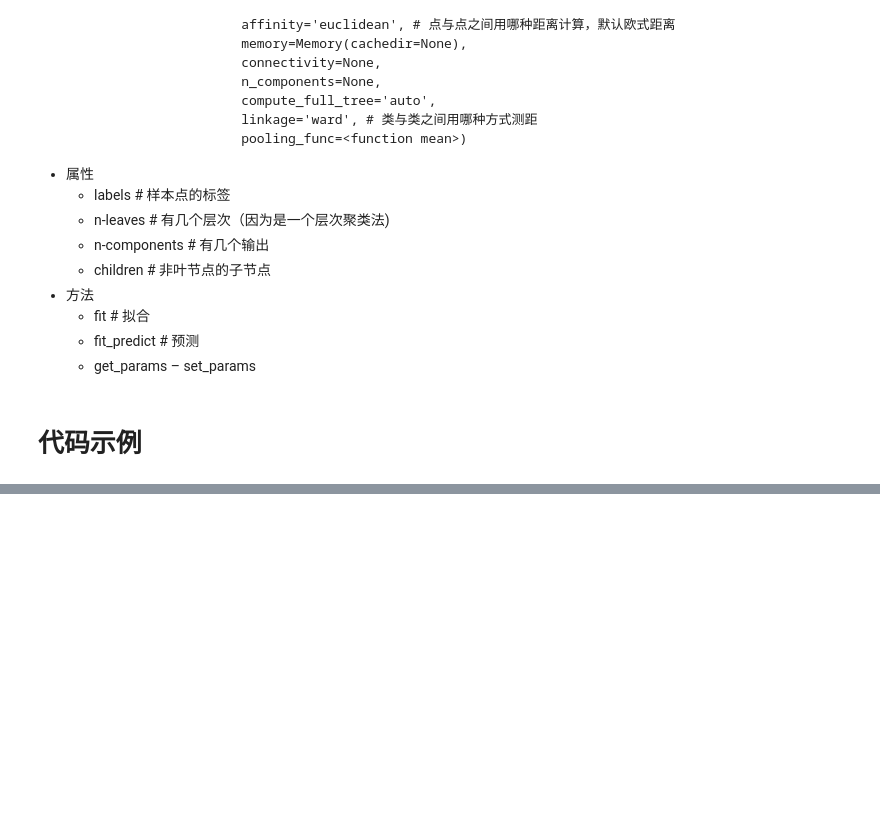
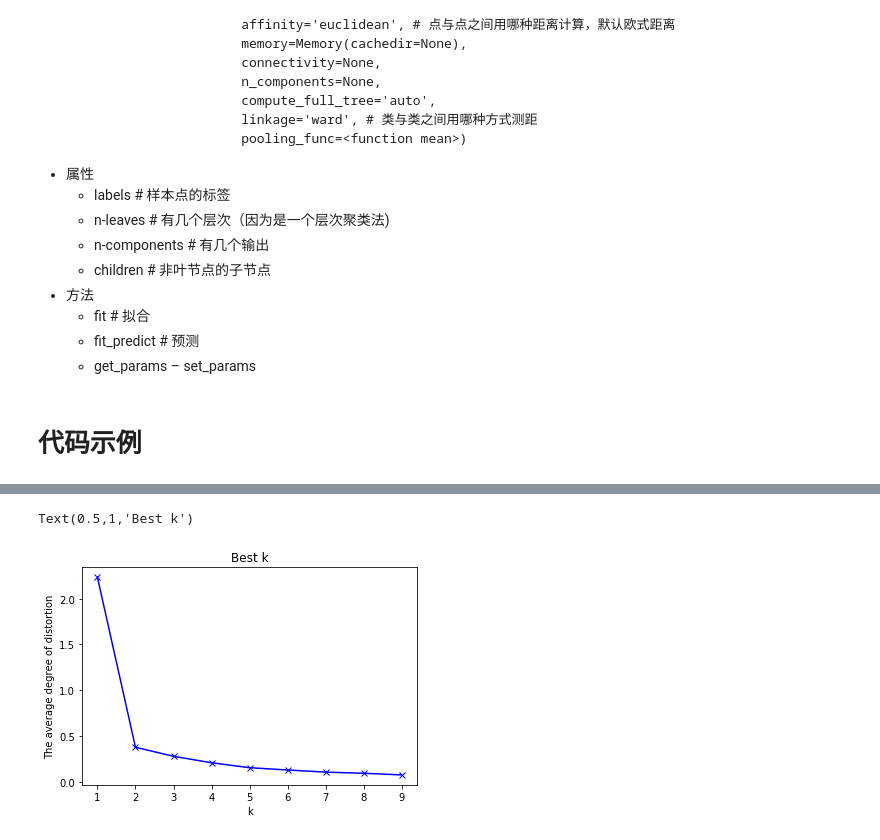
Before and after one commit to WentingRuan/Learn_Python, a Jupyter notebook: 14/lesson14.ipynb, the cells around one changed output, grey strips where cells are left out. Saved outputs shown, nothing was run; the diff lists cells and outputs as text; code cells hidden in the pictures; blank space fills up the shorter version.

```diff
--- a/14/lesson14.ipynb
+++ b/14/lesson14.ipynb
@@ -170,16 +263,22 @@ plt.plot(X[:,0],X[:,1],'k.');
 # %%
 from sklearn.cluster import KMeans
 from scipy.spatial.distance import cdist
 K = range(1, 10)
 meandistortions = []
 for k in K:
     kmeans = KMeans(n_clusters=k)
     kmeans.fit(X)
-    meandistortions.append(sum(np.min(cdist(X, kmeans.cluster_centers_, 'euclidean'), axis=1)) / X.shape[0])
+    # 成本函数（肘部法则）
+    meandistortions.append(sum(np.min(cdist(X,
+                                            kmeans.cluster_centers_,
+                                            'euclidean'), axis=1)) / X.shape[0])
 plt.plot(K, meandistortions, 'bx-')
 plt.xlabel('k')
 plt.ylabel('The average degree of distortion')
 plt.title('Best k')
+# %% [output]
+Text(0.5,1,'Best k')
+[figure, added]
 # %%
 import numpy as np
 x1 = np.array([1, 2, 3, 1, 5, 6, 5, 5, 6, 7, 8, 9, 7, 9])
```
Also changed, not shown: parts of 22 cells of this notebook.
